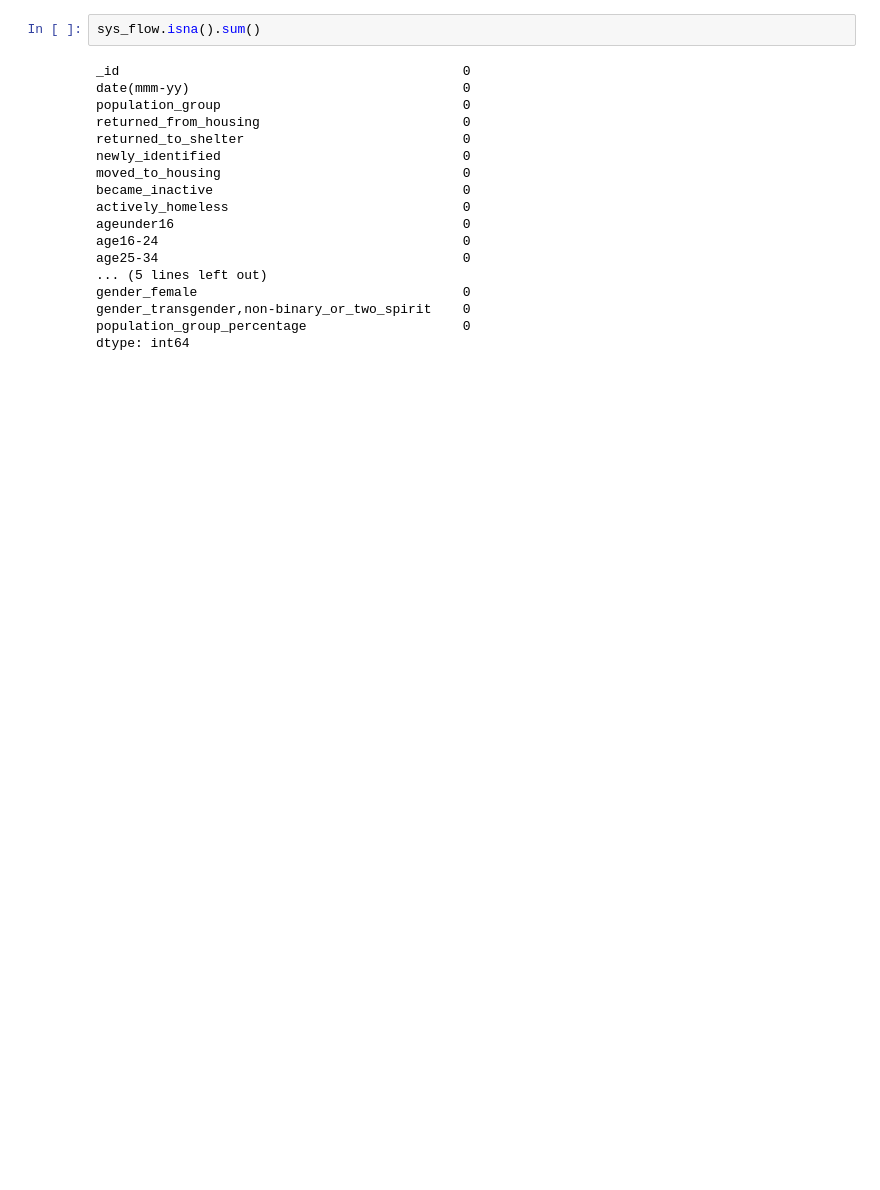
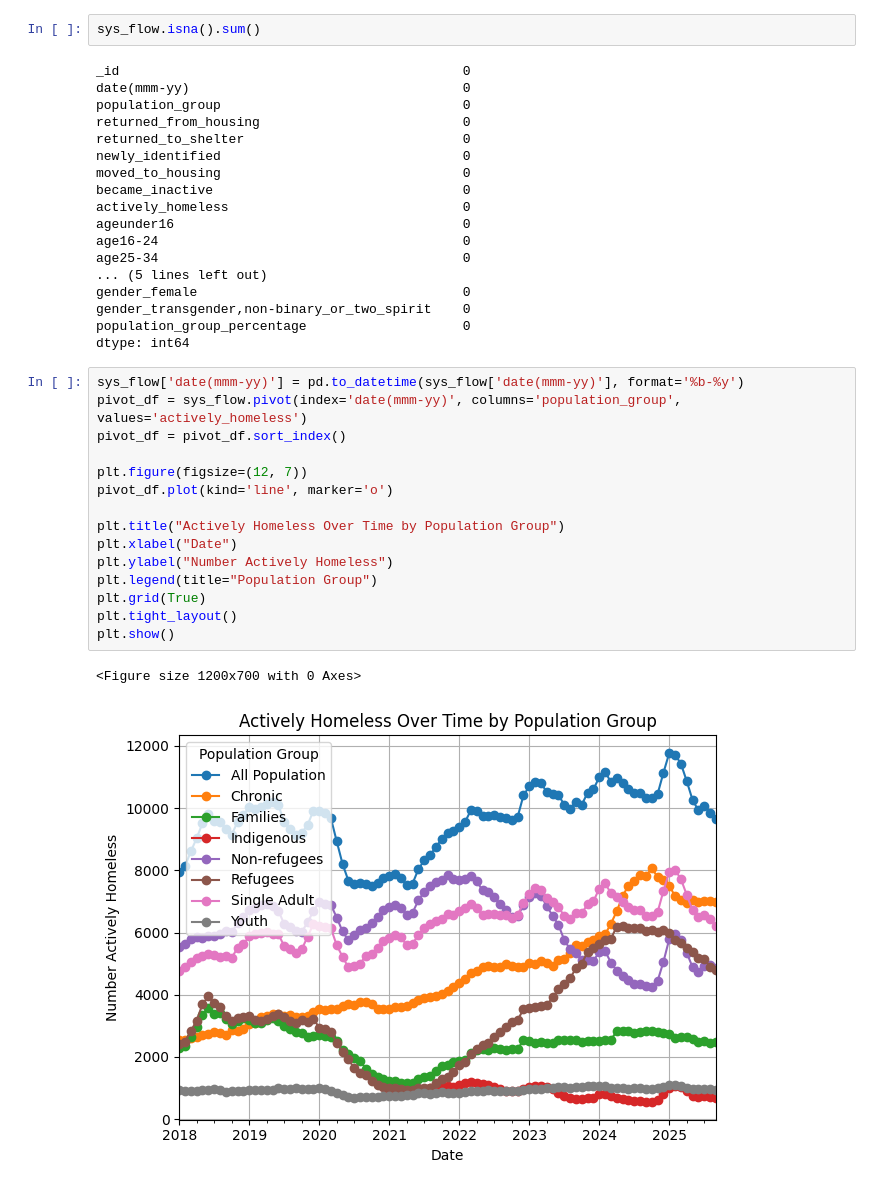
Before and after one commit to zaherarman/toronto-shelter-optimization-framework, a Jupyter notebook: notebooks/1.0-exploratory-data-analysis.ipynb, the cells around one changed output. Cells and saved outputs as stored; diff of their text form; blank space fills up the shorter version.

```diff
--- a/notebooks/1.0-exploratory-data-analysis.ipynb
+++ b/notebooks/1.0-exploratory-data-analysis.ipynb
@@ -167,3 +152,21 @@ gender_female                                  0
 gender_transgender,non-binary_or_two_spirit    0
 population_group_percentage                    0
 dtype: int64
+# %%
+sys_flow['date(mmm-yy)'] = pd.to_datetime(sys_flow['date(mmm-yy)'], format='%b-%y')
+pivot_df = sys_flow.pivot(index='date(mmm-yy)', columns='population_group', values='actively_homeless')
+pivot_df = pivot_df.sort_index()
+
+plt.figure(figsize=(12, 7))
+pivot_df.plot(kind='line', marker='o')
+
+plt.title("Actively Homeless Over Time by Population Group")
+plt.xlabel("Date")
+plt.ylabel("Number Actively Homeless")
+plt.legend(title="Population Group")
+plt.grid(True)
+plt.tight_layout()
+plt.show()
+# %% [output]
+<Figure size 1200x700 with 0 Axes>
+[figure, added]
```
Also changed, not shown: parts of 5 cells of this notebook, 1 other file.
